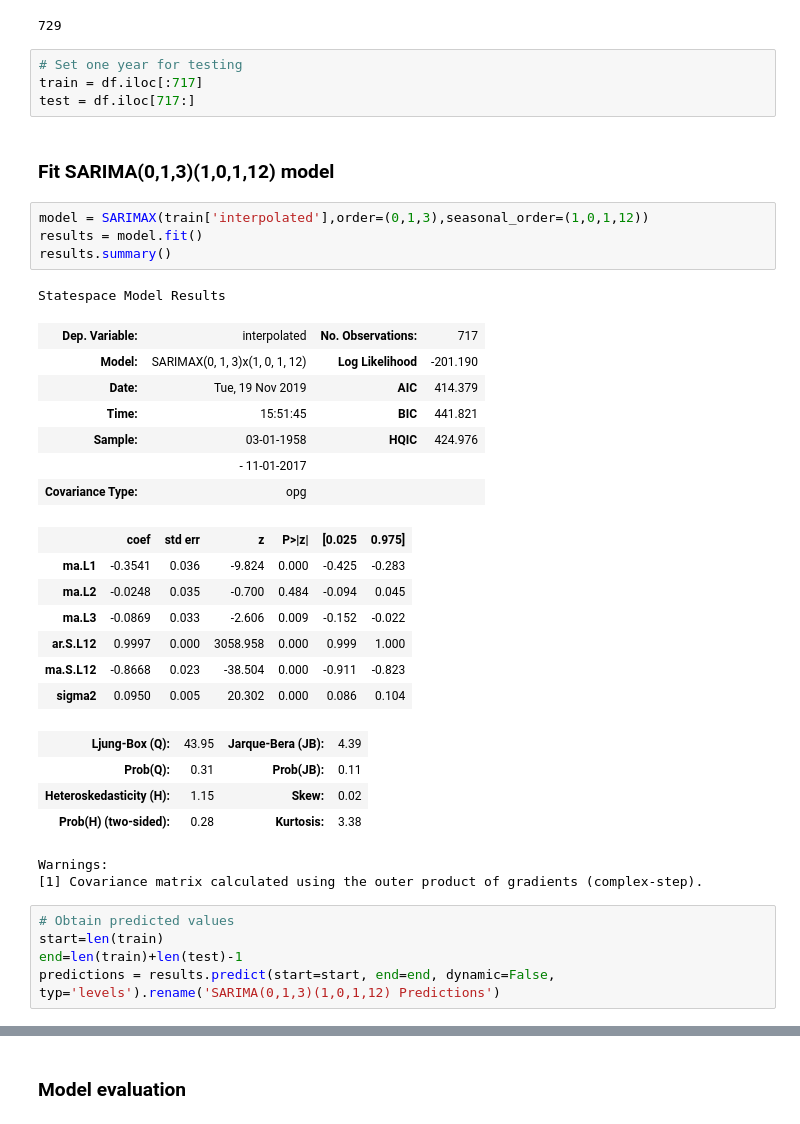
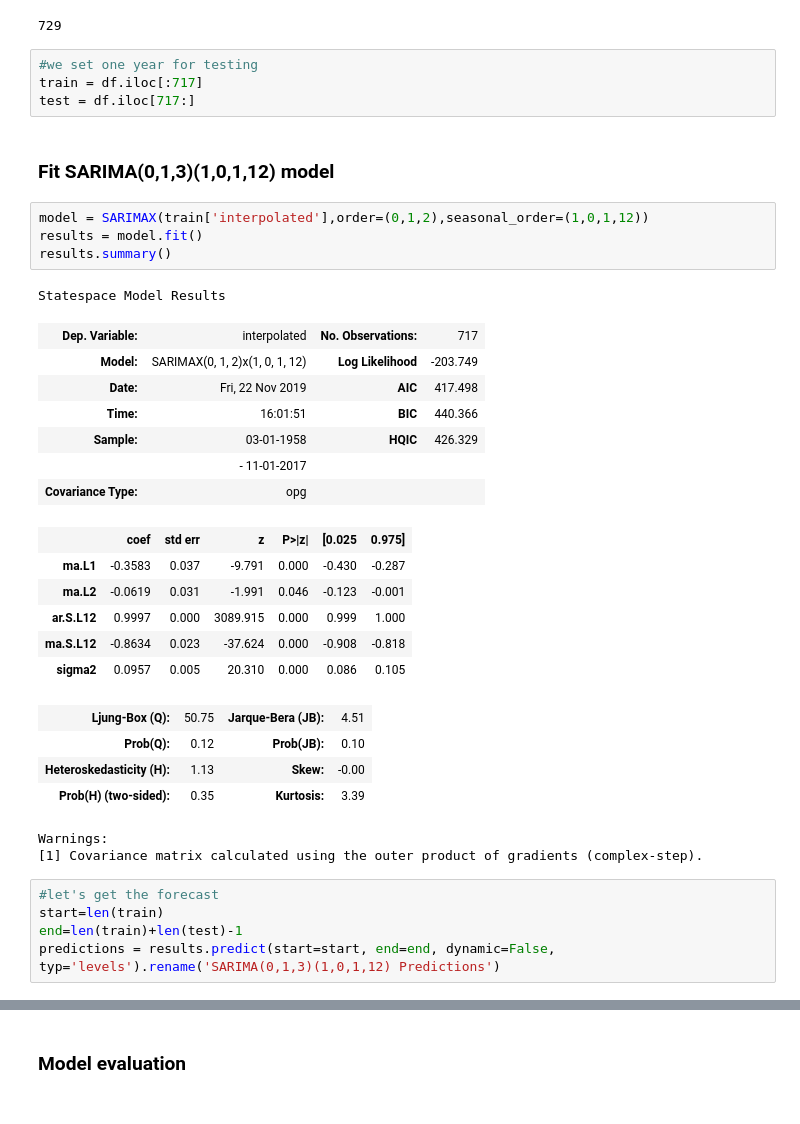
Before and after one commit to bkubsch/time_series, a Jupyter notebook: notebooks/09_classical_forecasting_SARIMA.ipynb, the cells around one changed output, grey strips where cells are left out. Saved outputs shown, nothing was run; the diff lists cells and outputs as text.

```diff
--- a/notebooks/08_classical_forecasting_SARIMA.ipynb
+++ b/notebooks/09_classical_forecasting_SARIMA.ipynb
@@ -127,39 +129,38 @@ len(df)
 # %% [output]
 729
 # %%
-# Set one year for testing
+#we set one year for testing
 train = df.iloc[:717]
 test = df.iloc[717:]
 # %% [markdown]
 ### __Fit SARIMA(0,1,3)(1,0,1,12) model__
 # %%
-model = SARIMAX(train['interpolated'],order=(0,1,3),seasonal_order=(1,0,1,12))
+model = SARIMAX(train['interpolated'],order=(0,1,2),seasonal_order=(1,0,1,12))
 results = model.fit()
 results.summary()
 # %% [output]
 Statespace Model Results
 | Dep. Variable: | interpolated | No. Observations: | 717 |
-| Model: | SARIMAX(0, 1, 3)x(1, 0, 1, 12) | Log Likelihood | -201.190 |
-| Date: | Tue, 19 Nov 2019 | AIC | 414.379 |
-| Time: | 15:51:45 | BIC | 441.821 |
-| Sample: | 03-01-1958 | HQIC | 424.976 |
+| Model: | SARIMAX(0, 1, 2)x(1, 0, 1, 12) | Log Likelihood | -203.749 |
+| Date: | Fri, 22 Nov 2019 | AIC | 417.498 |
+| Time: | 16:01:51 | BIC | 440.366 |
+| Sample: | 03-01-1958 | HQIC | 426.329 |
 |  | - 11-01-2017 |  |  |
 | Covariance Type: | opg |  |  |
 |  | coef | std err | z | P>|z| | [0.025 | 0.975] |
-| ma.L1 | -0.3541 | 0.036 | -9.824 | 0.000 | -0.425 | -0.283 |
-| ma.L2 | -0.0248 | 0.035 | -0.700 | 0.484 | -0.094 | 0.045 |
-| ma.L3 | -0.0869 | 0.033 | -2.606 | 0.009 | -0.152 | -0.022 |
-| ar.S.L12 | 0.9997 | 0.000 | 3058.958 | 0.000 | 0.999 | 1.000 |
-| ma.S.L12 | -0.8668 | 0.023 | -38.504 | 0.000 | -0.911 | -0.823 |
-| sigma2 | 0.0950 | 0.005 | 20.302 | 0.000 | 0.086 | 0.104 |
+| ma.L1 | -0.3583 | 0.037 | -9.791 | 0.000 | -0.430 | -0.287 |
+| ma.L2 | -0.0619 | 0.031 | -1.991 | 0.046 | -0.123 | -0.001 |
+| ar.S.L12 | 0.9997 | 0.000 | 3089.915 | 0.000 | 0.999 | 1.000 |
+| ma.S.L12 | -0.8634 | 0.023 | -37.624 | 0.000 | -0.908 | -0.818 |
+| sigma2 | 0.0957 | 0.005 | 20.310 | 0.000 | 0.086 | 0.105 |
-| Ljung-Box (Q): | 43.95 | Jarque-Bera (JB): | 4.39 |
-| Prob(Q): | 0.31 | Prob(JB): | 0.11 |
-| Heteroskedasticity (H): | 1.15 | Skew: | 0.02 |
-| Prob(H) (two-sided): | 0.28 | Kurtosis: | 3.38 |
+| Ljung-Box (Q): | 50.75 | Jarque-Bera (JB): | 4.51 |
+| Prob(Q): | 0.12 | Prob(JB): | 0.10 |
+| Heteroskedasticity (H): | 1.13 | Skew: | -0.00 |
+| Prob(H) (two-sided): | 0.35 | Kurtosis: | 3.39 |
 Warnings:
 [1] Covariance matrix calculated using the outer product of gradients (complex-step).
 # %%
-# Obtain predicted values
+#let's get the forecast
 start=len(train)
 end=len(train)+len(test)-1
 predictions = results.predict(start=start, end=end, dynamic=False, typ='levels').rename('SARIMA(0,1,3)(1,0,1,12) Predictions')
```
Also changed, not shown: parts of 16 cells of this notebook, 3 other files.
